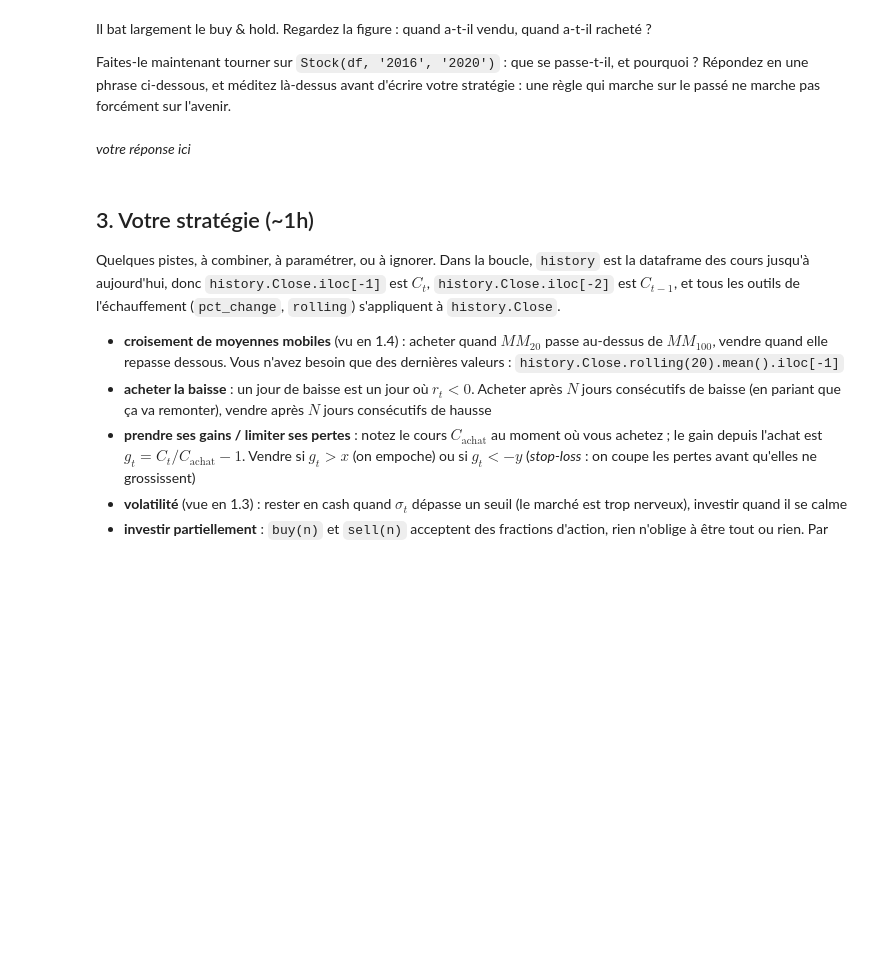
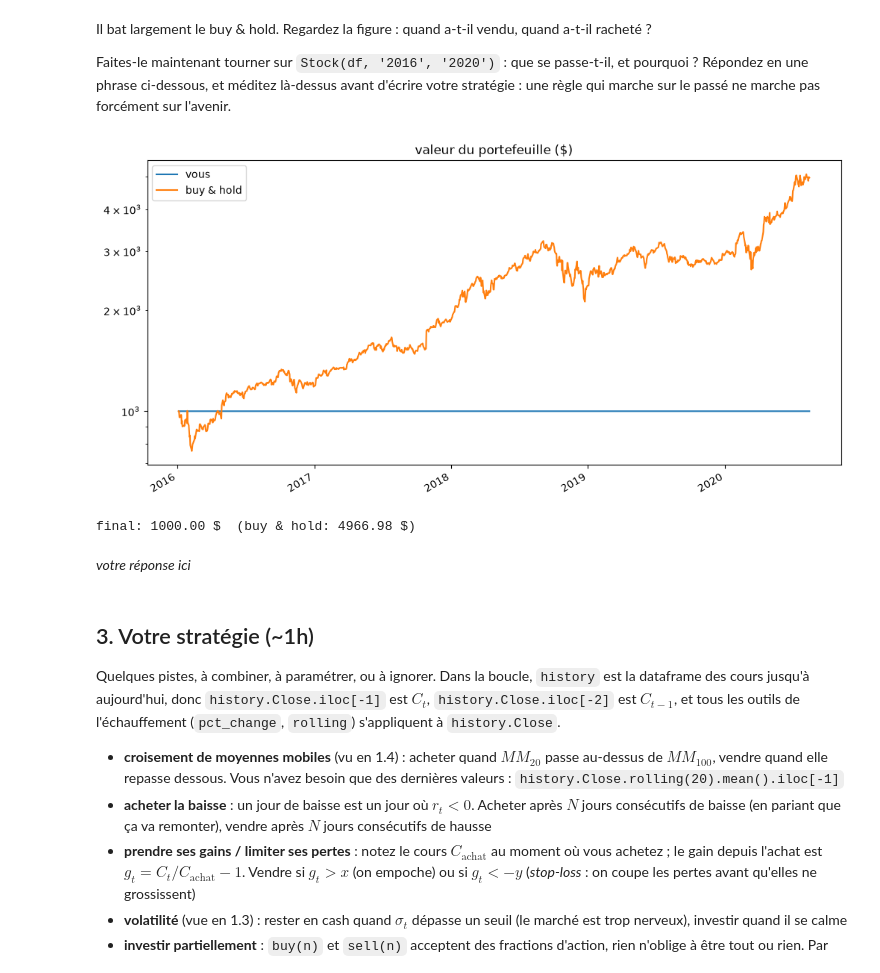
Before and after one commit to SIMVIA-lucas-sovre/projet-trading-pandas, a Jupyter notebook: Groupe-4.ipynb, the cells around one changed output. Drawn from its saved outputs; the diff is of its cells as text; code cells hidden in the pictures; blank space fills up the shorter version.

```diff
--- a/Groupe-4.ipynb
+++ b/Groupe-4.ipynb
@@ -254,6 +257,19 @@ Répondez en une phrase ci-dessous, et méditez là-dessus avant d'écrire votre
 une règle qui marche sur le passé ne marche pas forcément sur l'avenir.
 # %%
 # votre code
+stock = Stock(df,'2016','2020')          # 1000 $, 0 action
+for date, history in stock.days():     # un tour de boucle par jour de cotation
+    p = history.Close                  # les cours jusqu'à aujourd'hui inclus
+    if p.iloc[-1] < 50 and stock.bankAccount() > 0:
+        stock.buy()                    # tout ce qu'on peut acheter
+    elif p.iloc[-1] > 100 and stock.amount() > 0:
+        stock.sell()                   # tout vendre
+stock.plot()
+
+# On apercoit que la valeur de notre portefeuille reste constante (1000 dollars initiaux) l'action n'est jamais redescendu en dessous de 50 donc nous n'avons jamais acheté
+# %% [output]
+[figure, added]
+final: 1000.00 $  (buy & hold: 4966.98 $)
 # %% [markdown]
 *votre réponse ici*
 # %% [markdown]
```
Also changed, not shown: parts of 1 cell of this notebook.
